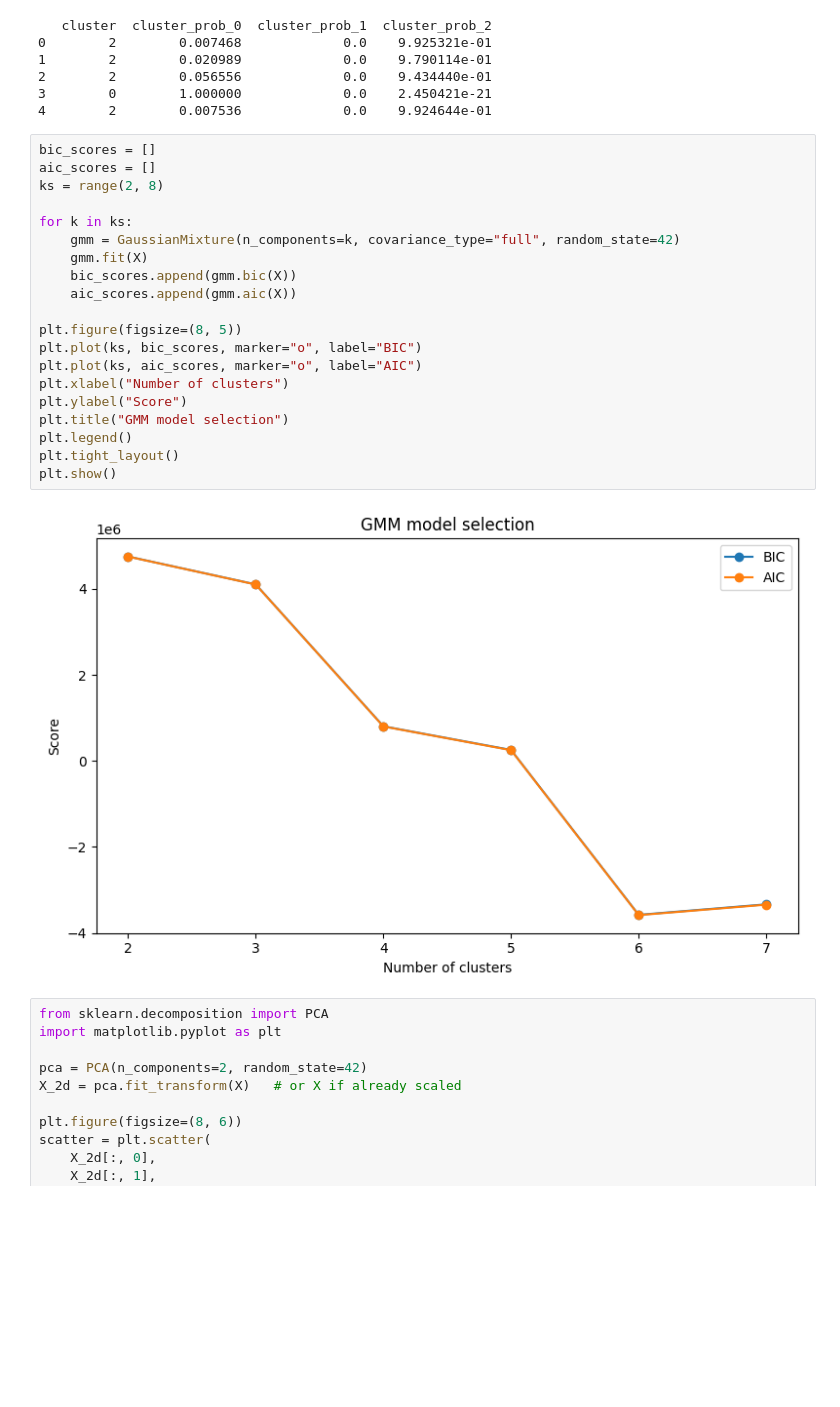
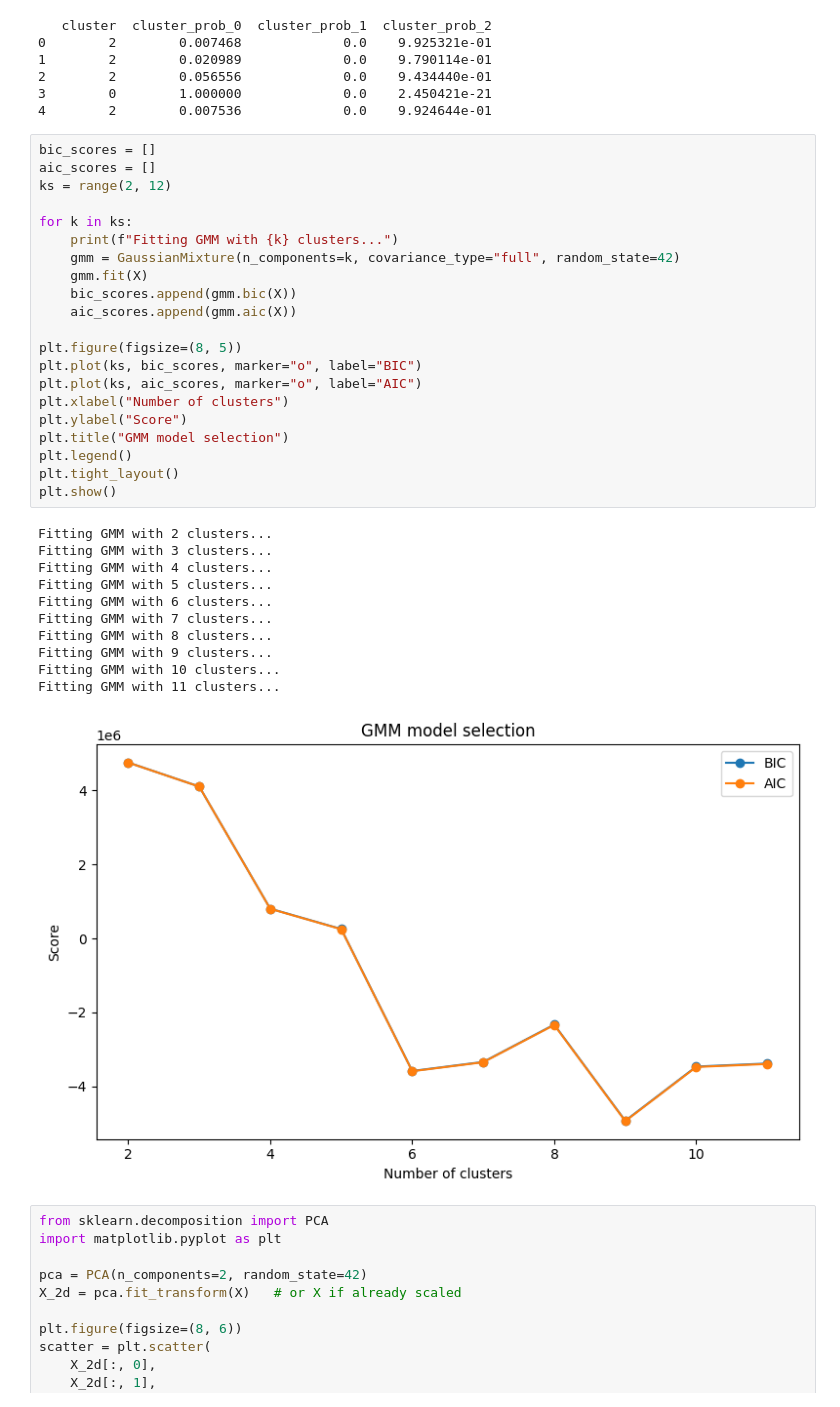
Before and after one commit to EdgyPage/Inventory_Defect_Classifier, a Jupyter notebook: Classifiers/gmm_cluster.ipynb, the cells around one changed output. Saved outputs shown, nothing was run; the diff lists cells and outputs as text; blank space fills up the shorter version.

Commit message:
9 clusters is best

```diff
--- a/Classifiers/gmm_cluster.ipynb
+++ b/Classifiers/gmm_cluster.ipynb
@@ -69,25 +69,36 @@ print(df[["cluster"] + [f"cluster_prob_{i}" for i in range(n_clusters)]].head())
 # %%
 bic_scores = []
 aic_scores = []
-ks = range(2, 8)
+ks = range(2, 12)
 
 for k in ks:
+    print(f"Fitting GMM with {k} clusters...")
     gmm = GaussianMixture(n_components=k, covariance_type="full", random_state=42)
     gmm.fit(X)
     bic_scores.append(gmm.bic(X))
     aic_scores.append(gmm.aic(X))
 
 plt.figure(figsize=(8, 5))
 plt.plot(ks, bic_scores, marker="o", label="BIC")
 plt.plot(ks, aic_scores, marker="o", label="AIC")
 plt.xlabel("Number of clusters")
 plt.ylabel("Score")
 plt.title("GMM model selection")
 plt.legend()
 plt.tight_layout()
 plt.show()
 # %% [output]
+Fitting GMM with 2 clusters...
+Fitting GMM with 3 clusters...
+Fitting GMM with 4 clusters...
+Fitting GMM with 5 clusters...
+Fitting GMM with 6 clusters...
+Fitting GMM with 7 clusters...
+Fitting GMM with 8 clusters...
+Fitting GMM with 9 clusters...
+Fitting GMM with 10 clusters...
+Fitting GMM with 11 clusters...
-[figure, old version]
+[figure, new version]
 # %%
 from sklearn.decomposition import PCA
 import matplotlib.pyplot as plt
```
Also changed, not shown: parts of 1 cell of this notebook.
